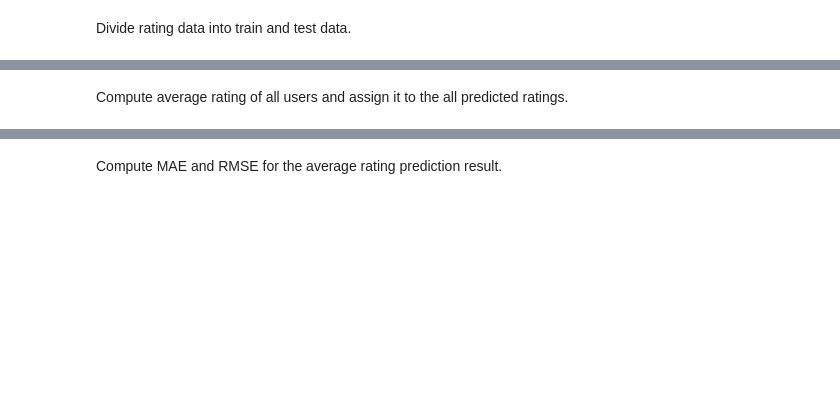
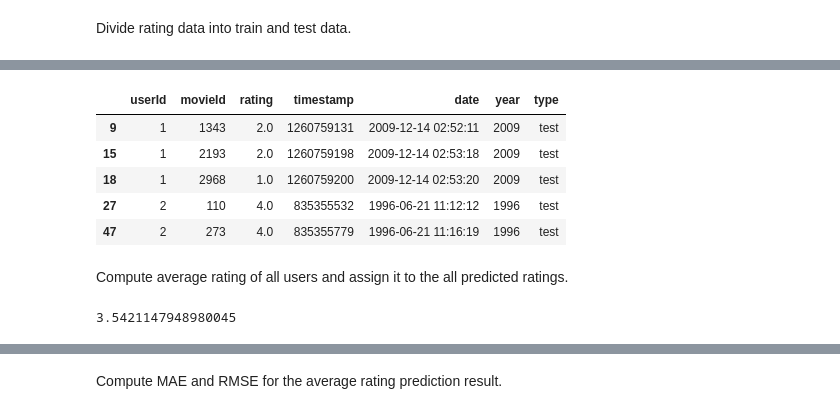
Before and after one commit to recobell/fc-rec-workshop, a Jupyter notebook: movielens/exercise-1.ipynb, the cells around one changed output, grey strips where cells are left out. Cells and saved outputs as stored; diff of their text form; code cells hidden in the pictures; blank space fills up the shorter version.

```diff
--- a/movielens/exercise-1.ipynb
+++ b/movielens/exercise-1.ipynb
@@ -79,3 +144,20 @@ test = df[df['type'] == 'test']
+# %%
+#test = df.loc[~df.index.isin(train.index)]
+test = df.drop(train.index)
+test['type'] = 'test'
+test.head()
+# %% [output]
+|  | userId | movieId | rating | timestamp | date | year | type |
+| 9 | 1 | 1343 | 2.0 | 1260759131 | 2009-12-14 02:52:11 | 2009 | test |
+| 15 | 1 | 2193 | 2.0 | 1260759198 | 2009-12-14 02:53:18 | 2009 | test |
+| 18 | 1 | 2968 | 1.0 | 1260759200 | 2009-12-14 02:53:20 | 2009 | test |
+| 27 | 2 | 110 | 4.0 | 835355532 | 1996-06-21 11:12:12 | 1996 | test |
+| 47 | 2 | 273 | 4.0 | 835355779 | 1996-06-21 11:16:19 | 1996 | test |
 # %% [markdown]
 Compute average rating of all users and assign it to the all predicted ratings.
+# %%
+avgRating = train['rating'].mean()
+avgRating
+# %% [output]
+3.5421147948980045
 # %%
```
Also changed, not shown: parts of 24 cells of this notebook, 1 other file.
